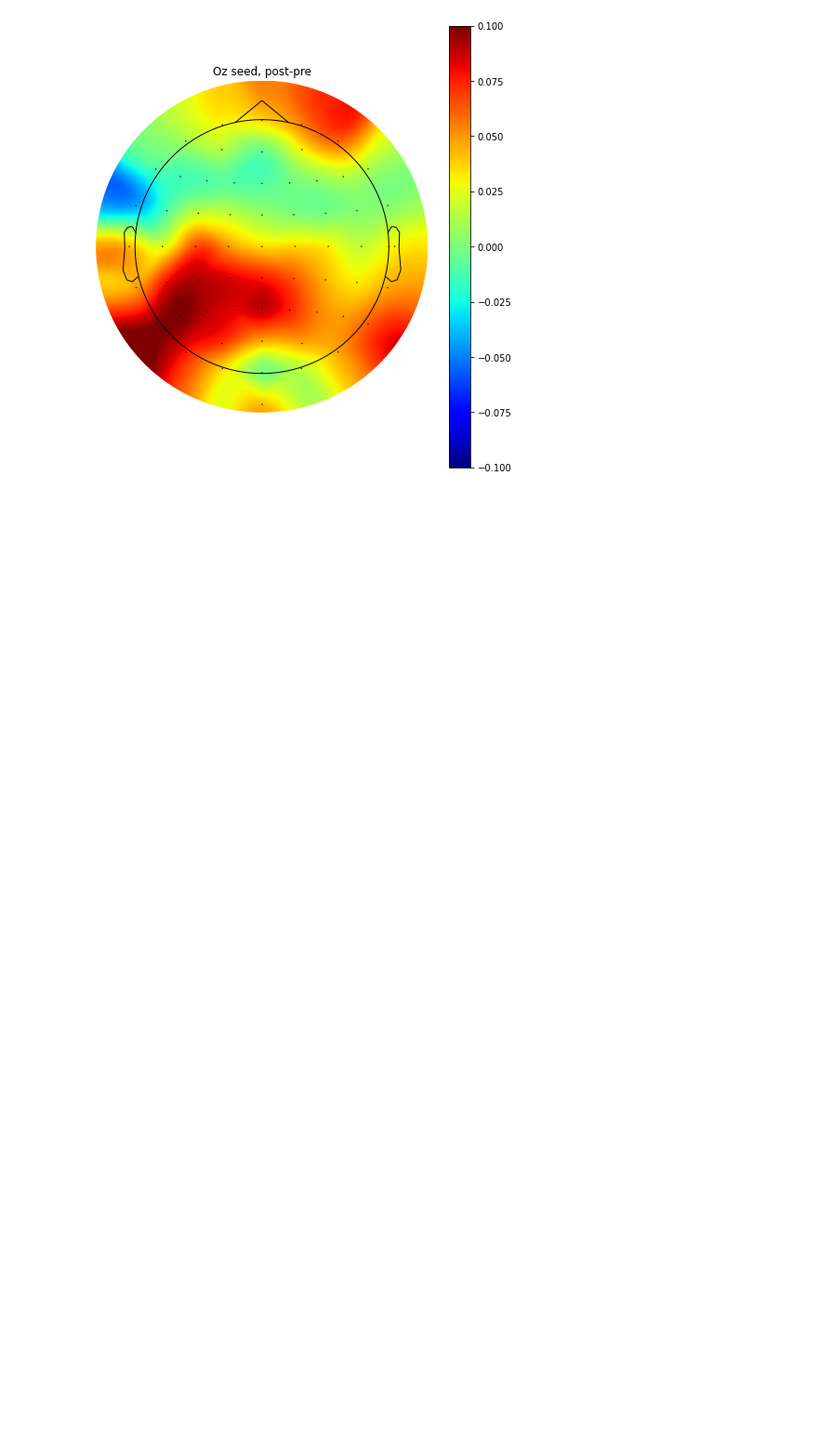
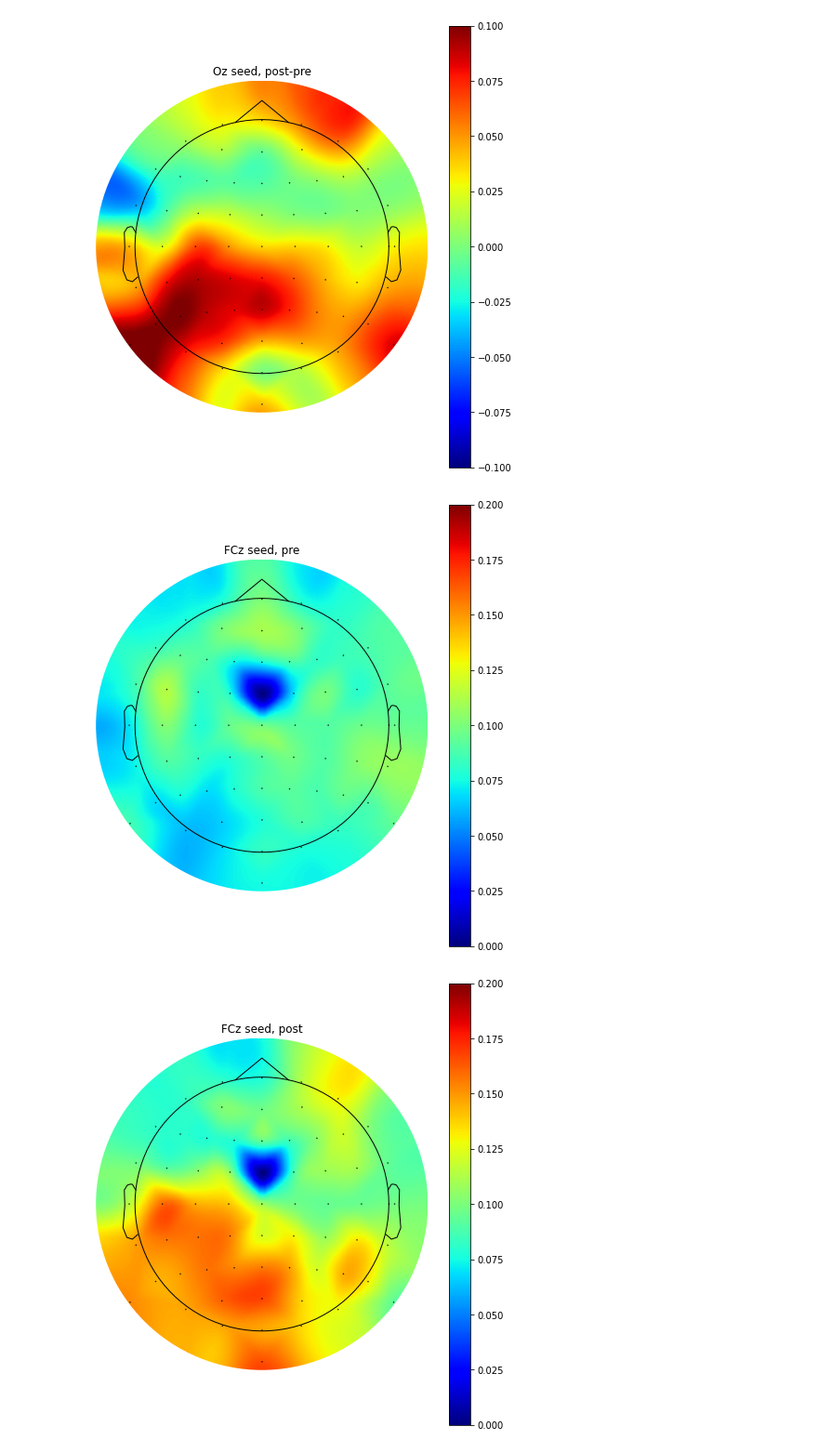
Before and after one commit to dxganta/Neural-Signal-Processing-Analysis, a Jupyter notebook: Section 9/uANTS_synch_problemset.ipynb, the cells around one changed output. Shown at 93% size. Saved outputs shown, nothing was run; the diff lists cells and outputs as text; code cells hidden in the pictures; blank space fills up the shorter version.

```diff
--- a/Section 9/uANTS_synch_problemset.ipynb
+++ b/Section 9/uANTS_synch_problemset.ipynb
@@ -280,3 +280,33 @@ topoPlotIndie(eeg, oz_seeded_synch[1,:] - oz_seeded_synch[0,:], vlim=climdiff, c
 [figure]
 [figure]
 [figure]
+# %%
+# %% 3) Adapt the code above to use PLI instead of ISPC.
+# %     Plot in a different figure so you can compare them.
+# %     What do you think of the results?
+
+for chani in range(nbchan):
+#     % compute complex unit vectors defined by phase angle differences
+#     % from the 'seed' channel to the looping channel
+    # channel x freq x time x trials
+    fcz_euler = np.exp(1j* (allphases[FCzidx, :, :, :] - allphases[chani, :, :, :]))
+    oz_euler =  np.exp(1j * (allphases[Ozidx,:, :, :] - allphases[chani, :, :, :]))
+
+    # compute PLI synchronization over all time frequency plots
+    synch_fcz_all = abs(np.mean( np.sign(np.imag(fcz_euler)), axis=2)) # mean over trials
+    synch_oz_all = abs(np.mean( np.sign(np.imag(oz_euler)), axis=2))
+
+    # extract average synchronization from the time-frequency windows
+    fcz_seeded_synch[0, chani] = np.mean(synch_fcz_all[fidx[0]:fidx[1], tidx1[0]:tidx1[1]])
+    oz_seeded_synch[0, chani] = np.mean(synch_oz_all[fidx[0]:fidx[1], tidx1[0]:tidx1[1]])
+
+    fcz_seeded_synch[1, chani] = np.mean(synch_fcz_all[fidx[0]:fidx[1], tidx2[0]:tidx2[1]])
+    oz_seeded_synch[1, chani] = np.mean(synch_oz_all[fidx[0]:fidx[1], tidx2[0]:tidx2[1]])
+# %%
+clim = [0,0.2]
+topoPlotIndie(eeg, fcz_seeded_synch[0,:], vlim=clim, contours=0, cmap="jet", title="FCz seed, pre")
+topoPlotIndie(eeg, fcz_seeded_synch[1,:], vlim=clim, contours=0, cmap="jet", title="FCz seed, post")
+topoPlotIndie(eeg, fcz_seeded_synch[1,:] - fcz_seeded_synch[0,:], vlim=climdiff, contours=0, cmap="jet", title="FCz seed, post-pre")
+# %% [output]
+[figure, added]
+[figure, added]
```
Also changed, not shown: parts of 5 cells of this notebook.
